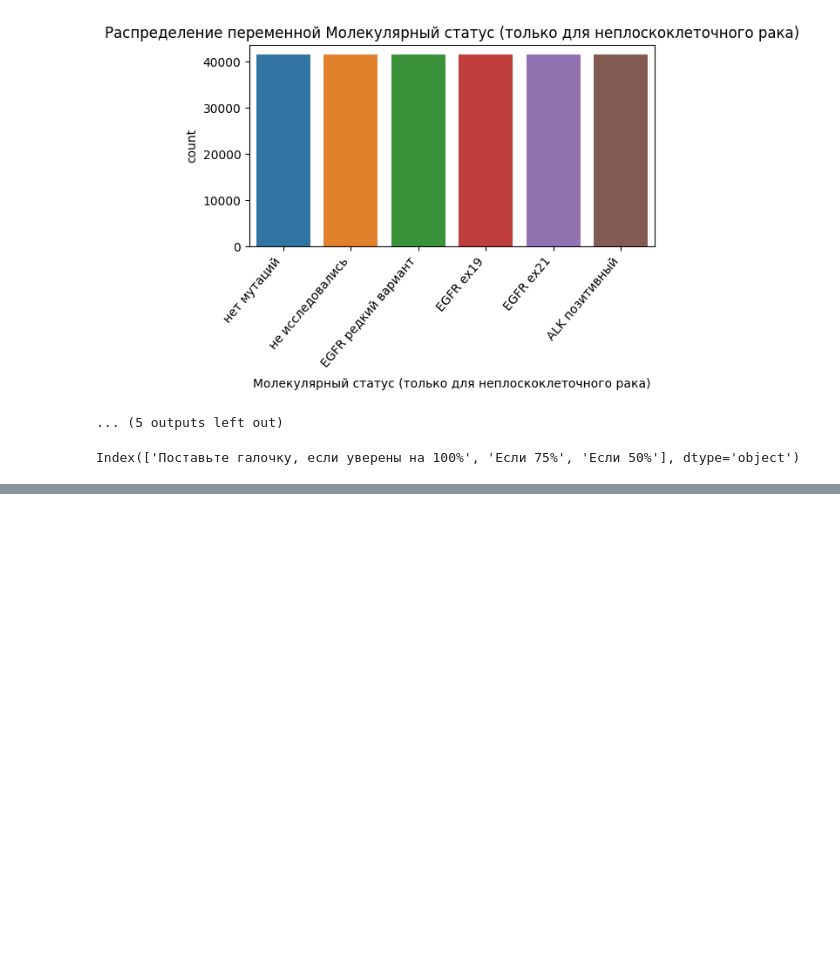
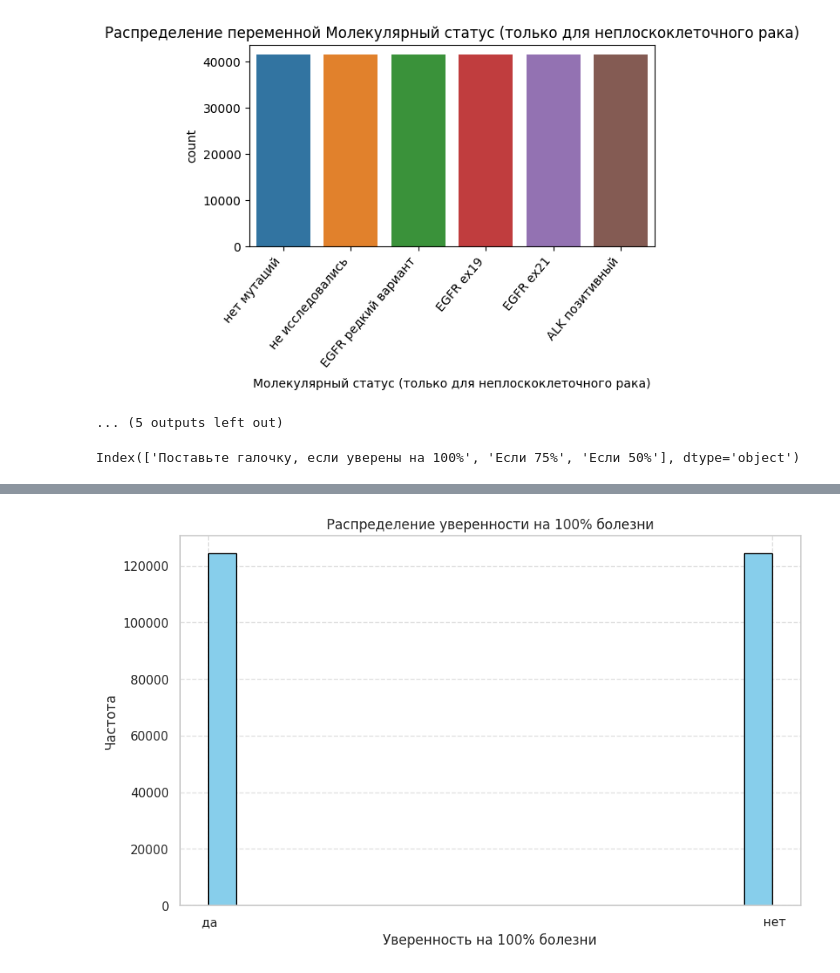
Before and after one commit to Exkluzive88/Project_train, a Jupyter notebook: НИЦ_ПВК_РАК3_степень.ipynb, the cells around one changed output, grey strips where cells are left out. Drawn from its saved outputs; the diff is of its cells as text; code cells hidden in the pictures; blank space fills up the shorter version.

```diff
--- a/НИЦ_ПВК_РАК3_степень.ipynb
+++ b/НИЦ_ПВК_РАК3_степень.ipynb
@@ -276,0 +397,23 @@ plt.show()
+# %%
+
+# Установка стиля seaborn
+sns.set(style="whitegrid")
+
+# Размер графика
+plt.figure(figsize=(10, 6))
+
+# Гистограмма
+plt.hist(df['Ко-мутации KRAS'], bins=20, color='skyblue', edgecolor='black')
+
+# Заголовок и подписи осей
+plt.title("Распределение уверенности на 100% болезни")
+plt.xlabel("Уверенность на 100% болезни")
+plt.ylabel("Частота")
+
+# Добавление сетки
+plt.grid(True, linestyle='--', alpha=0.6)
+
+# Отображение графика
+plt.show()
+# %% [output]
+[figure, added]
```
Also changed, not shown: parts of 25 cells of this notebook.
